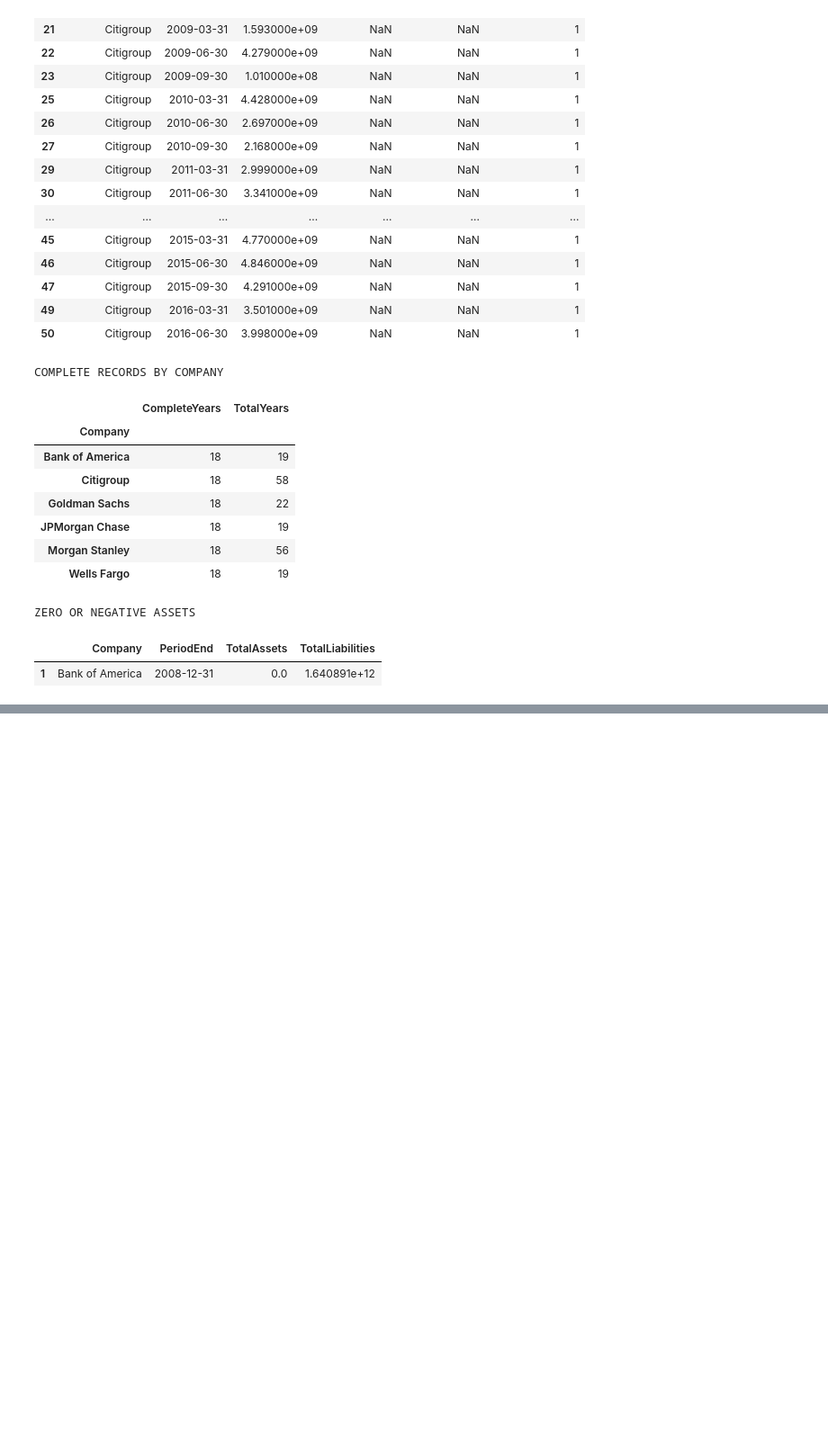
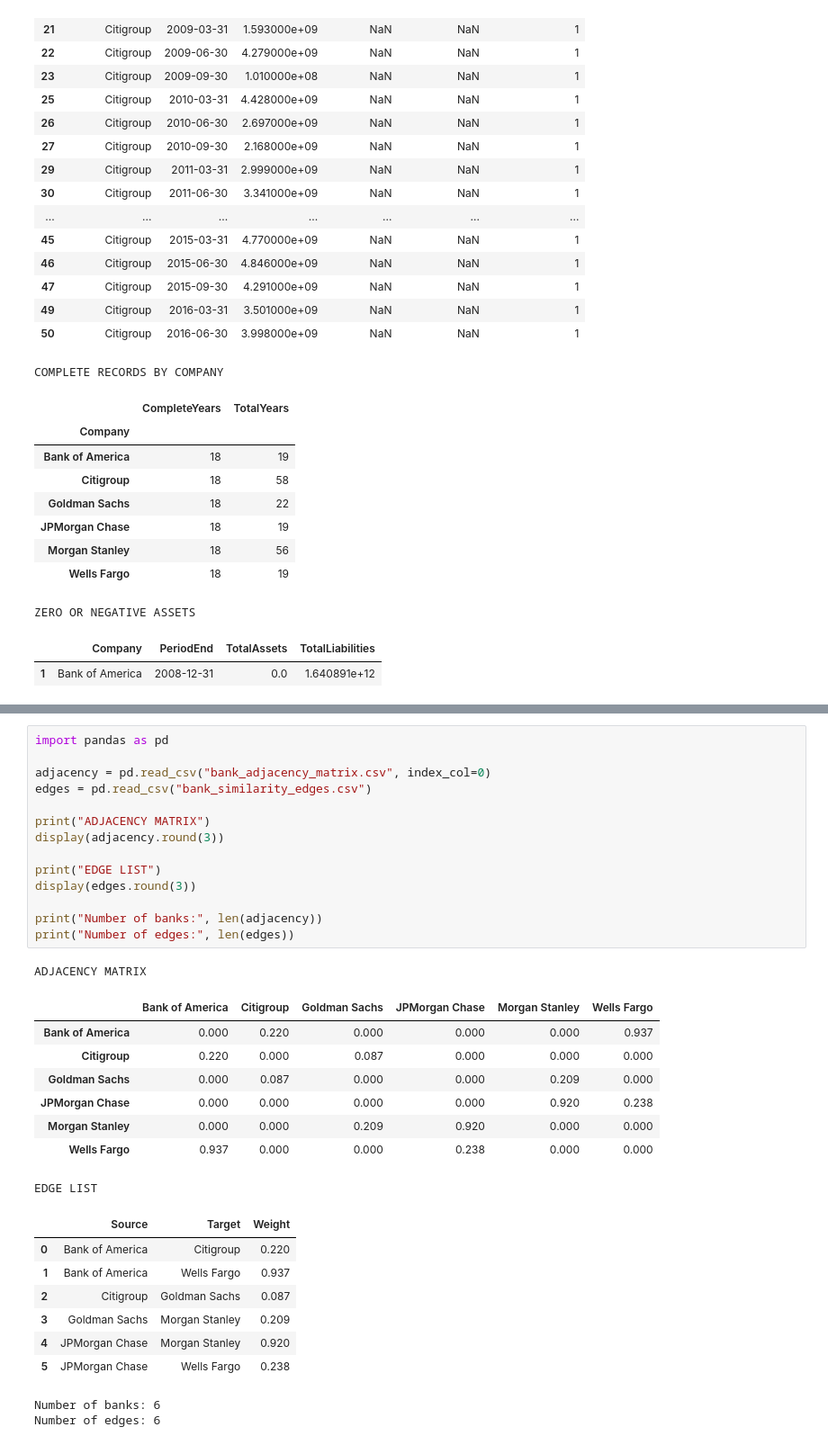
Before and after one commit to anjali1947v-bit/AIML_Project_grp28, a Jupyter notebook: dataset1.ipynb, the cells around one changed output, grey strips where cells are left out. Shown at 90% size. Cells and saved outputs as stored; diff of their text form; blank space fills up the shorter version.

```diff
--- a/dataset1.ipynb
+++ b/dataset1.ipynb
@@ -750,0 +931,33 @@ Saved: sec_financial_analysis_dataset.csv
+# %%
+import pandas as pd
+
+adjacency = pd.read_csv("bank_adjacency_matrix.csv", index_col=0)
+edges = pd.read_csv("bank_similarity_edges.csv")
+
+print("ADJACENCY MATRIX")
+display(adjacency.round(3))
+
+print("EDGE LIST")
+display(edges.round(3))
+
+print("Number of banks:", len(adjacency))
+print("Number of edges:", len(edges))
+# %% [output]
+ADJACENCY MATRIX
+|  | Bank of America | Citigroup | Goldman Sachs | JPMorgan Chase | Morgan Stanley | Wells Fargo |
+| Bank of America | 0.000 | 0.220 | 0.000 | 0.000 | 0.000 | 0.937 |
+| Citigroup | 0.220 | 0.000 | 0.087 | 0.000 | 0.000 | 0.000 |
+| Goldman Sachs | 0.000 | 0.087 | 0.000 | 0.000 | 0.209 | 0.000 |
+| JPMorgan Chase | 0.000 | 0.000 | 0.000 | 0.000 | 0.920 | 0.238 |
+| Morgan Stanley | 0.000 | 0.000 | 0.209 | 0.920 | 0.000 | 0.000 |
+| Wells Fargo | 0.937 | 0.000 | 0.000 | 0.238 | 0.000 | 0.000 |
+EDGE LIST
+|  | Source | Target | Weight |
+| 0 | Bank of America | Citigroup | 0.220 |
+| 1 | Bank of America | Wells Fargo | 0.937 |
+| 2 | Citigroup | Goldman Sachs | 0.087 |
+| 3 | Goldman Sachs | Morgan Stanley | 0.209 |
+| 4 | JPMorgan Chase | Morgan Stanley | 0.920 |
+| 5 | JPMorgan Chase | Wells Fargo | 0.238 |
+Number of banks: 6
+Number of edges: 6
```
Also changed, not shown: parts of 9 cells of this notebook.
